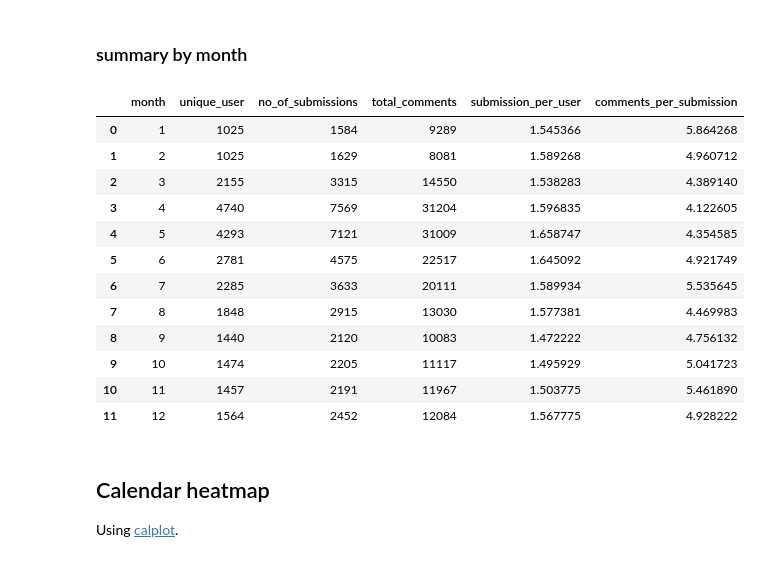
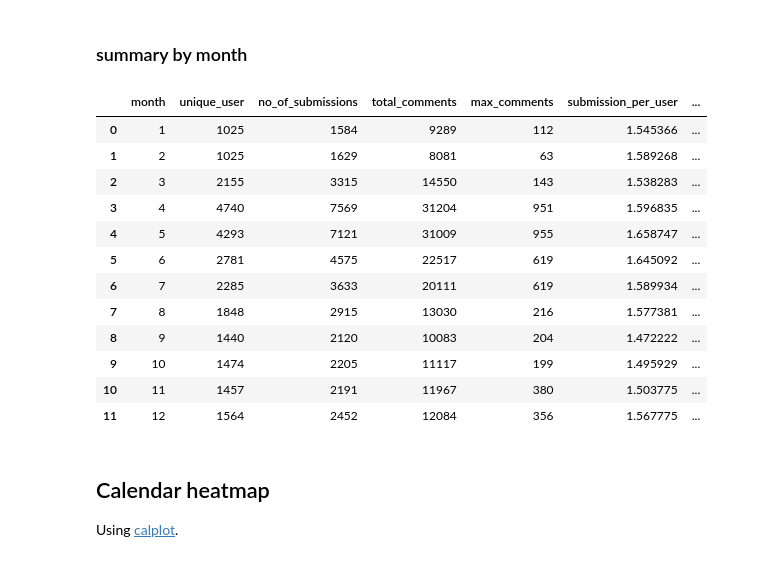
Before and after one commit to Lisa-Ho/breadit, a Jupyter notebook: notebooks/lockdown-baking-part-2-data-cleaning-classification.ipynb, the cells around one changed output. Cells and saved outputs as stored; diff of their text form; code cells hidden in the pictures.

Commit message:
continued exploratory analysis on comments and users

```diff
--- a/notebooks/lockdown-baking-part-2-data-cleaning-classification.ipynb
+++ b/notebooks/lockdown-baking-part-2-data-cleaning-classification.ipynb
@@ -341,32 +314,37 @@ pivot
 # %%
 df2 = df[["created_month", "author", "num_comments"]]
 
-df2 = df2.groupby('created_month', as_index=True).agg({'author': [pd.Series.nunique, 'count'],
-                                                                               'num_comments': ['sum']})
+df2 = df2.groupby('created_month', as_index=True).agg({'author': ["nunique", 'count'],
+                                                       'num_comments': ['sum', 'max']})
 df2.columns = df2.columns.droplevel(level=0)
-df2 = df2.reset_index()
-df2 = df2.rename(columns={"created_month":"month", "nunique":"unique_user", "count": "no_of_submissions", "sum":"total_comments"})
+df2 = df2.reset_index().rename(columns={"created_month":"month",
+                                        "nunique":"unique_user",
+                                        "count": "no_of_submissions",
+                                        "sum":"total_comments",
+                                       "max": "max_comments"})
+
+# create metrics per user
 df2["submission_per_user"] = df2["no_of_submissions"] / df2["unique_user"]
 df2["comments_per_submission"] = df2["total_comments"] / df2["no_of_submissions"]
 
-#load scraped datafiles
+#save output
 df2.to_csv(".\\data\charts\overview_by_month.csv", index=False)
 
 df2
 # %% [output]
-|  | month | unique_user | no_of_submissions | total_comments | submission_per_user | comments_per_submission |
-| 0 | 1 | 1025 | 1584 | 9289 | 1.545366 | 5.864268 |
-| 1 | 2 | 1025 | 1629 | 8081 | 1.589268 | 4.960712 |
-| 2 | 3 | 2155 | 3315 | 14550 | 1.538283 | 4.389140 |
-| 3 | 4 | 4740 | 7569 | 31204 | 1.596835 | 4.122605 |
-| 4 | 5 | 4293 | 7121 | 31009 | 1.658747 | 4.354585 |
-| 5 | 6 | 2781 | 4575 | 22517 | 1.645092 | 4.921749 |
-| 6 | 7 | 2285 | 3633 | 20111 | 1.589934 | 5.535645 |
-| 7 | 8 | 1848 | 2915 | 13030 | 1.577381 | 4.469983 |
-| 8 | 9 | 1440 | 2120 | 10083 | 1.472222 | 4.756132 |
-| 9 | 10 | 1474 | 2205 | 11117 | 1.495929 | 5.041723 |
-| 10 | 11 | 1457 | 2191 | 11967 | 1.503775 | 5.461890 |
-| 11 | 12 | 1564 | 2452 | 12084 | 1.567775 | 4.928222 |
+|  | month | unique_user | no_of_submissions | total_comments | max_comments | submission_per_user | ... |
+| 0 | 1 | 1025 | 1584 | 9289 | 112 | 1.545366 | ... |
+| 1 | 2 | 1025 | 1629 | 8081 | 63 | 1.589268 | ... |
+| 2 | 3 | 2155 | 3315 | 14550 | 143 | 1.538283 | ... |
+| 3 | 4 | 4740 | 7569 | 31204 | 951 | 1.596835 | ... |
+| 4 | 5 | 4293 | 7121 | 31009 | 955 | 1.658747 | ... |
+| 5 | 6 | 2781 | 4575 | 22517 | 619 | 1.645092 | ... |
+| 6 | 7 | 2285 | 3633 | 20111 | 619 | 1.589934 | ... |
+| 7 | 8 | 1848 | 2915 | 13030 | 216 | 1.577381 | ... |
+| 8 | 9 | 1440 | 2120 | 10083 | 204 | 1.472222 | ... |
+| 9 | 10 | 1474 | 2205 | 11117 | 199 | 1.495929 | ... |
+| 10 | 11 | 1457 | 2191 | 11967 | 380 | 1.503775 | ... |
+| 11 | 12 | 1564 | 2452 | 12084 | 356 | 1.567775 | ... |
 # %% [markdown]
 ## Calendar heatmap
 
```
Also changed, not shown: parts of 10 cells of this notebook.
